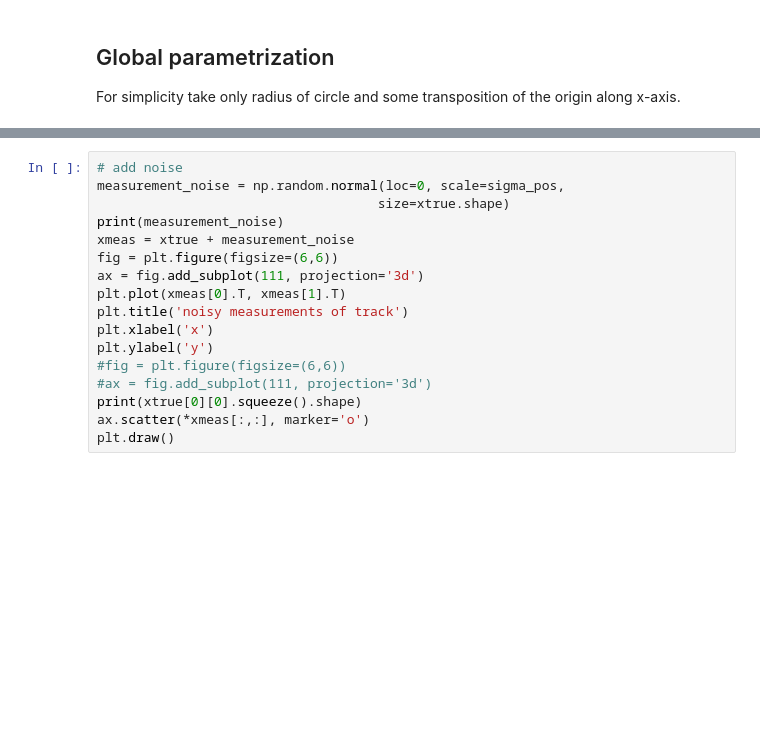
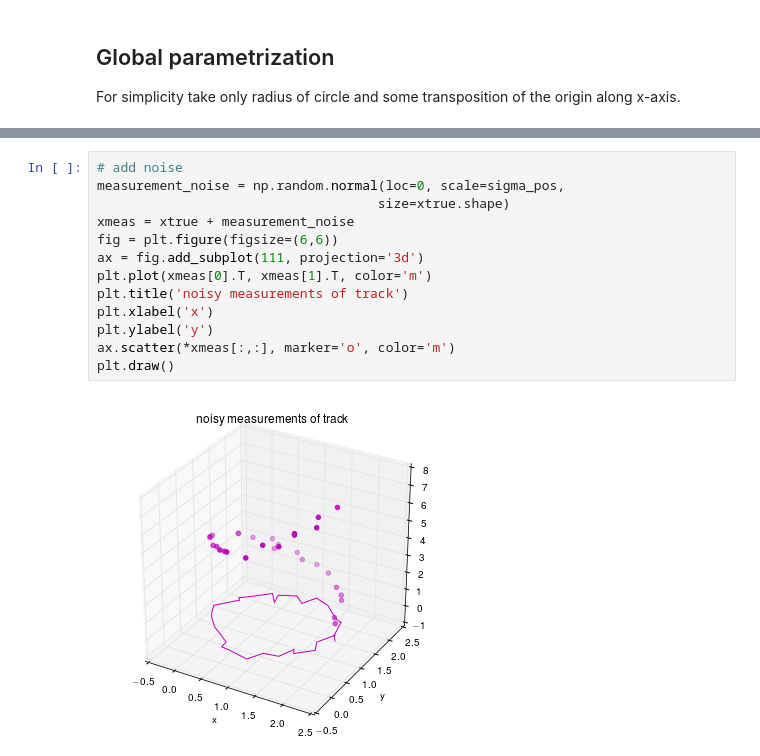
Before and after one commit to vvolkl/kalman-samples, a Jupyter notebook: helical_track.ipynb, the cells around one changed output, grey strips where cells are left out. Drawn from its saved outputs; the diff is of its cells as text; blank space fills up the shorter version.

```diff
--- a/helical_track.ipynb
+++ b/helical_track.ipynb
@@ -103,18 +106,16 @@ print(xtrue.shape)
 # %%
 # add noise
 measurement_noise = np.random.normal(loc=0, scale=sigma_pos,
                                     size=xtrue.shape)
-print(measurement_noise)
 xmeas = xtrue + measurement_noise
 fig = plt.figure(figsize=(6,6))
 ax = fig.add_subplot(111, projection='3d')
-plt.plot(xmeas[0].T, xmeas[1].T)
+plt.plot(xmeas[0].T, xmeas[1].T, color='m')
 plt.title('noisy measurements of track')
 plt.xlabel('x')
 plt.ylabel('y')
-#fig = plt.figure(figsize=(6,6))
-#ax = fig.add_subplot(111, projection='3d')
-print(xtrue[0][0].squeeze().shape)
-ax.scatter(*xmeas[:,:], marker='o')
+ax.scatter(*xmeas[:,:], marker='o', color='m')
 plt.draw()
+# %% [output]
+[figure, added]
 # %%
```
Also changed, not shown: parts of 6 cells of this notebook.
